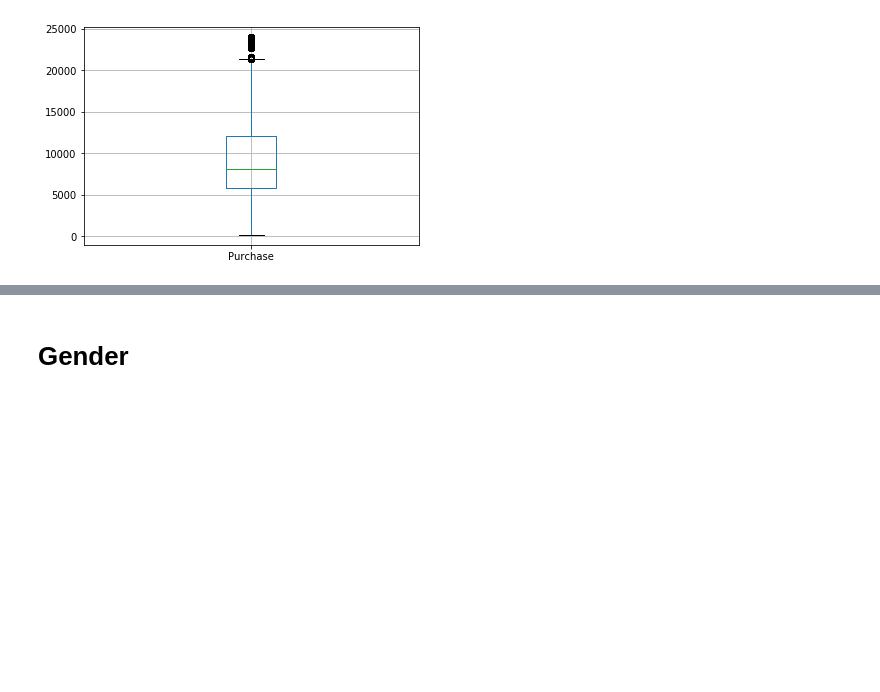
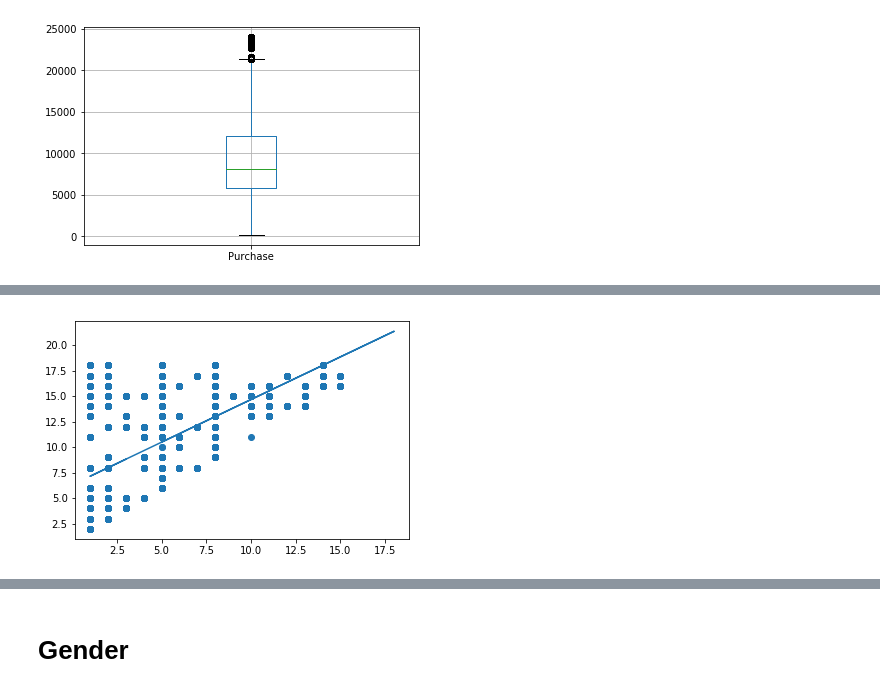
Before and after one commit to nicocurat/black-friday, a Jupyter notebook: black-friday.ipynb, the cells around one changed output, grey strips where cells are left out. Cells and saved outputs as stored; diff of their text form; code cells hidden in the pictures; blank space fills up the shorter version.

```diff
--- a/black-friday.ipynb
+++ b/black-friday.ipynb
@@ -67,0 +125,9 @@ df.boxplot(column='Purchase', return_type='axes')
+# %%
+category_1 = df.Product_Category_1.values
+category_1 = category_1.reshape(len(category_1), 1)
+category_2_prediction = product_regression.predict(category_1)
+plt.scatter(product_categories_1, product_categories_2)
+plt.plot(category_1, category_2_prediction)
+plt.show()
+# %% [output]
+[figure, added]
```
Also changed, not shown: parts of 12 cells of this notebook.
